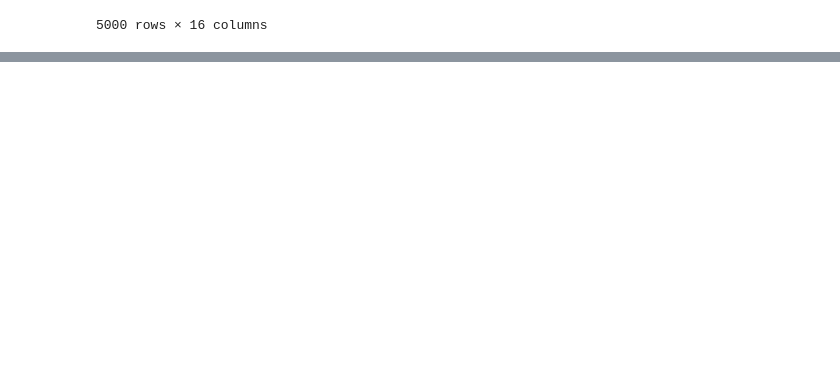
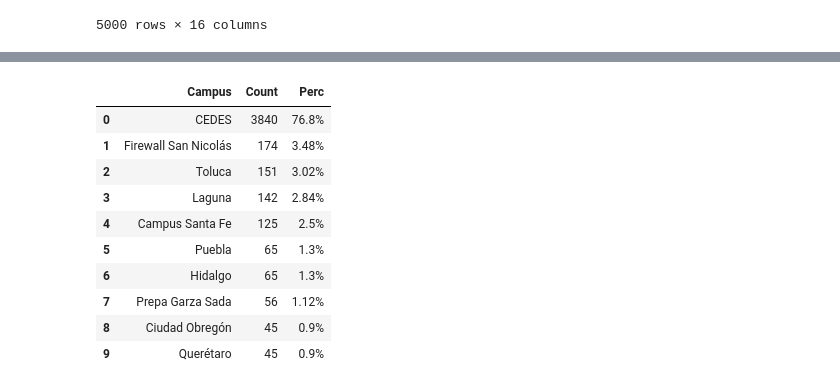
Before and after one commit to felipedbene/pewpew, a Jupyter notebook: Notebook/New_Parser.ipynb, the cells around one changed output, grey strips where cells are left out. Cells and saved outputs as stored; diff of their text form; code cells hidden in the pictures; blank space fills up the shorter version.

```diff
--- a/Notebook/New_Parser.ipynb
+++ b/Notebook/New_Parser.ipynb
@@ -215,0 +259,20 @@ NotebookApp.rate_limit_window=3.0 (secs)
+# %%
+df.dropna(inplace=True)
+# %%
+a = pd.DataFrame(df.dstname.value_counts().head(10)).reset_index().rename(index=str, columns={"index": "Campus", 'dstname': "Count"})
+# %%
+a['Perc']=a['Count'].map(perc)
+# %%
+a
+# %% [output]
+|  | Campus | Count | Perc |
+| 0 | CEDES | 3840 | 76.8% |
+| 1 | Firewall San Nicolás | 174 | 3.48% |
+| 2 | Toluca | 151 | 3.02% |
+| 3 | Laguna | 142 | 2.84% |
+| 4 | Campus Santa Fe | 125 | 2.5% |
+| 5 | Puebla | 65 | 1.3% |
+| 6 | Hidalgo | 65 | 1.3% |
+| 7 | Prepa Garza Sada | 56 | 1.12% |
+| 8 | Ciudad Obregón | 45 | 0.9% |
+| 9 | Querétaro | 45 | 0.9% |
```
Also changed, not shown: parts of 13 cells of this notebook, 3 other files.
